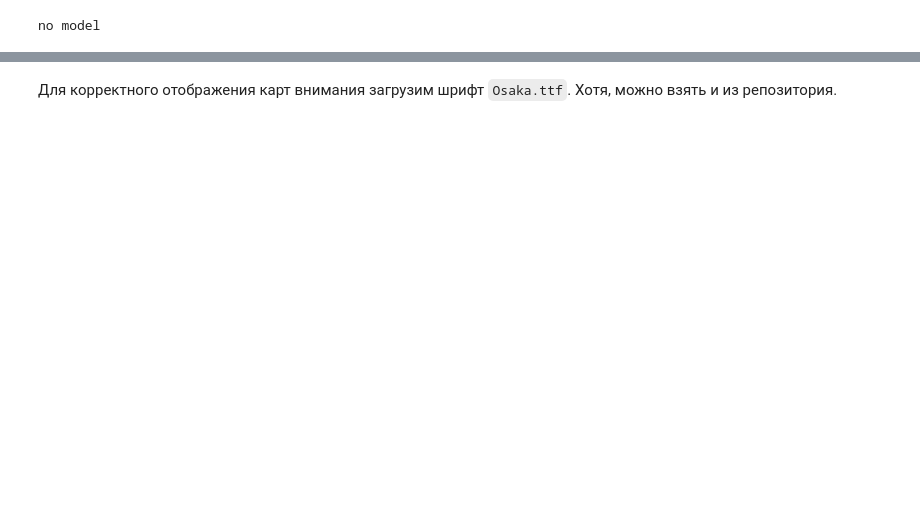
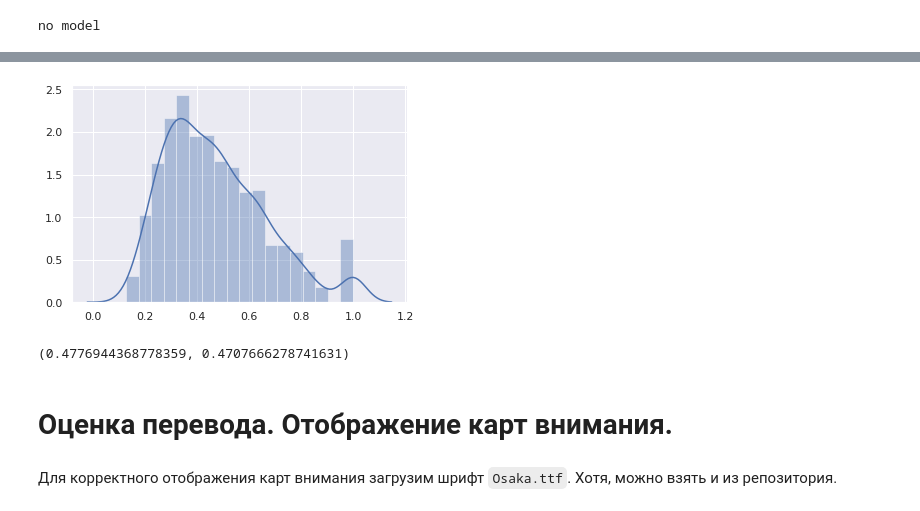
Before and after one commit to schokoro/AttentionNMT, a Jupyter notebook: en_jap_translate.ipynb, the cells around one changed output, grey strips where cells are left out. Saved outputs shown, nothing was run; the diff lists cells and outputs as text; code cells hidden in the pictures; blank space fills up the shorter version.

```diff
--- a/en_jap_translate.ipynb
+++ b/en_jap_translate.ipynb
@@ -441,0 +436,5 @@ print(f'| Test Loss: {test_loss:.3f} | Test PPL: {math.exp(test_loss):7.3f} |')
+# %%
+%%time
+test_bleu = evaluate_blue(test_data, SRC, TRG, model, device, max_trg, src_tokenize)
+sns.distplot(test_bleu);
+# %% [output]
@@ -442,3 +443,10 @@ print(f'| Test Loss: {test_loss:.3f} | Test PPL: {math.exp(test_loss):7.3f} |')
+[figure, added]
+# %%
+valid_bleu.mean(), test_bleu.mean()
+# %% [output]
+(0.4776944368778359, 0.4707666278741631)
+# %% [markdown]
+# Оценка перевода. Отображение карт внимания.
 # %% [markdown]
 Для корректного отображения карт внимания загрузим шрифт `Osaka.ttf`. Хотя, можно взять и из репозитория.
 # %%
```
Also changed, not shown: parts of 34 cells of this notebook.
